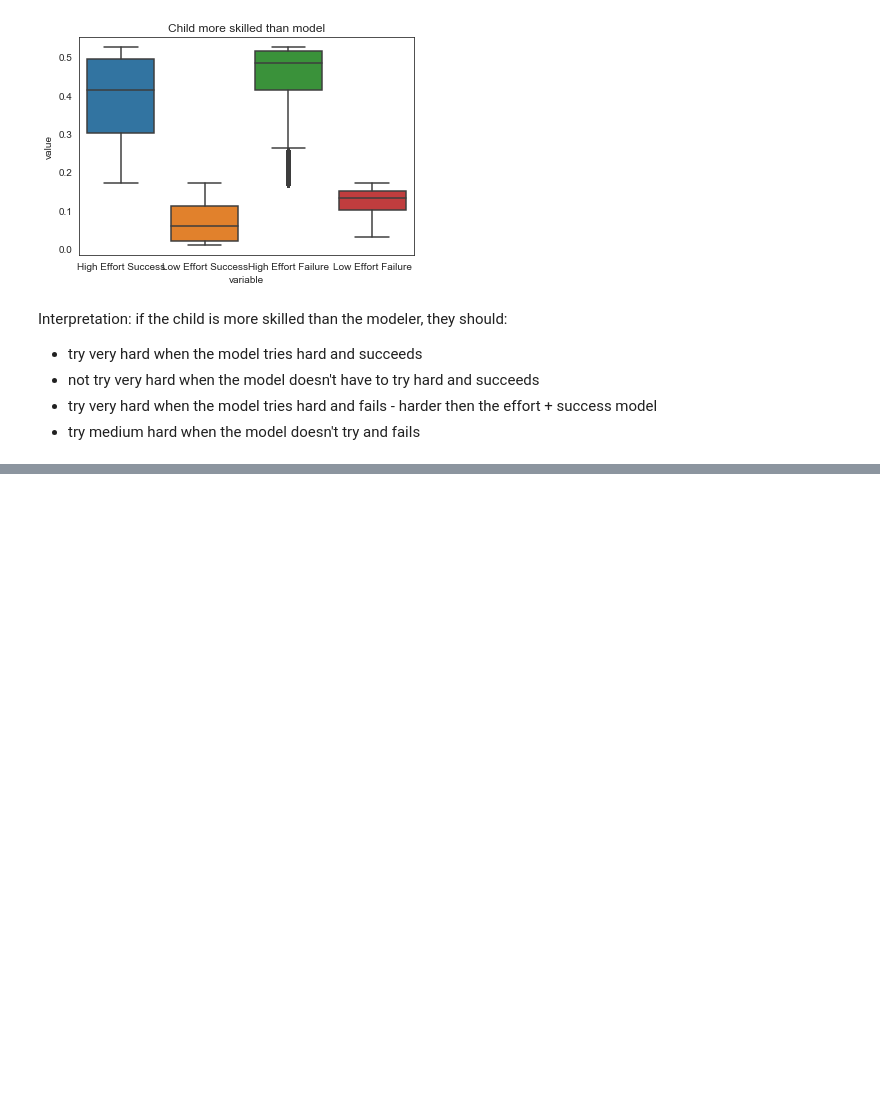
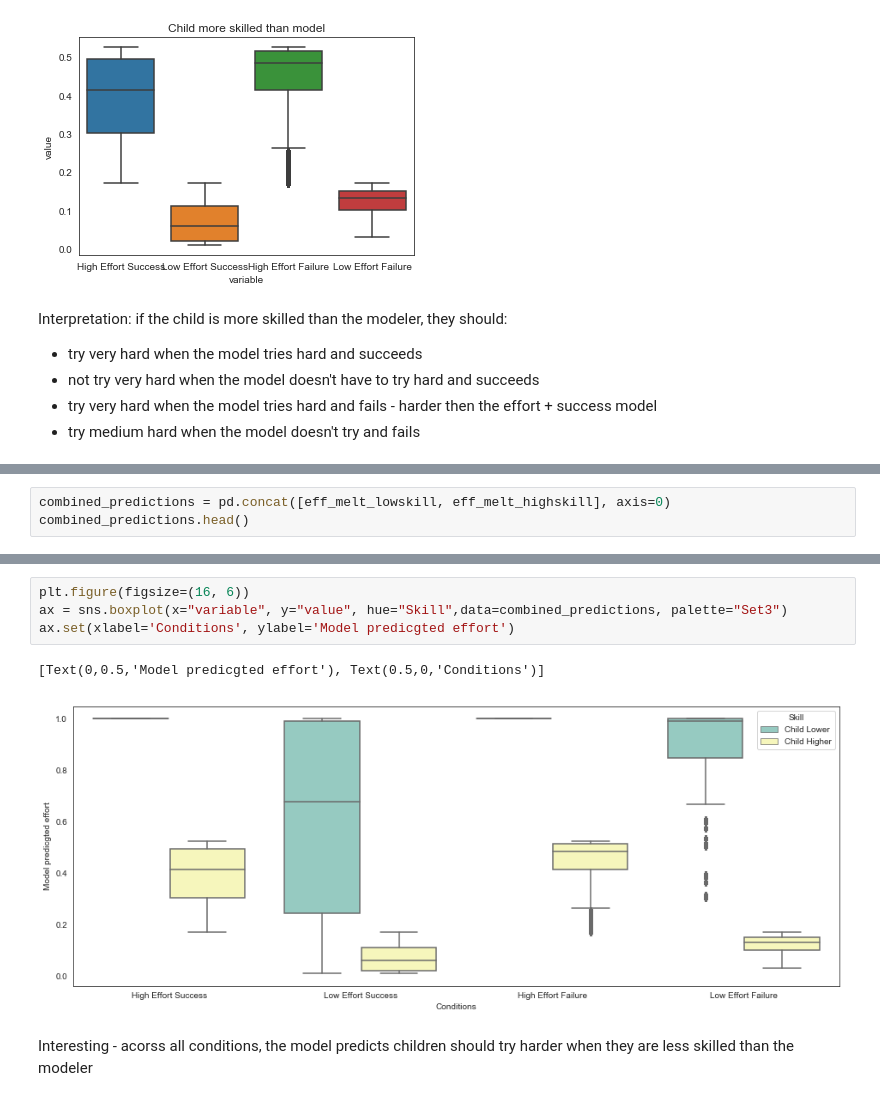
Before and after one commit to jlnrd/Effort, a Jupyter notebook: Effort_optimization_2019.ipynb, the cells around one changed output, grey strips where cells are left out. Saved outputs shown, nothing was run; the diff lists cells and outputs as text; blank space fills up the shorter version.

```diff
--- a/Effort_optimization_2019.ipynb
+++ b/Effort_optimization_2019.ipynb
@@ -541,0 +544,3 @@ Interpretation: if the child is more skilled than the modeler, they should:
+# %%
+combined_predictions = pd.concat([eff_melt_lowskill, eff_melt_highskill], axis=0)
+combined_predictions.head()
@@ -541,0 +554,9 @@ Interpretation: if the child is more skilled than the modeler, they should:
+# %%
+plt.figure(figsize=(16, 6))
+ax = sns.boxplot(x="variable", y="value", hue="Skill",data=combined_predictions, palette="Set3")
+ax.set(xlabel='Conditions', ylabel='Model predicgted effort')
+# %% [output]
+[Text(0,0.5,'Model predicgted effort'), Text(0.5,0,'Conditions')]
+[figure, added]
+# %% [markdown]
+Interesting - acorss all conditions, the model predicts children should try harder when they are less skilled than the modeler
```
Also changed, not shown: parts of 10 cells of this notebook.
